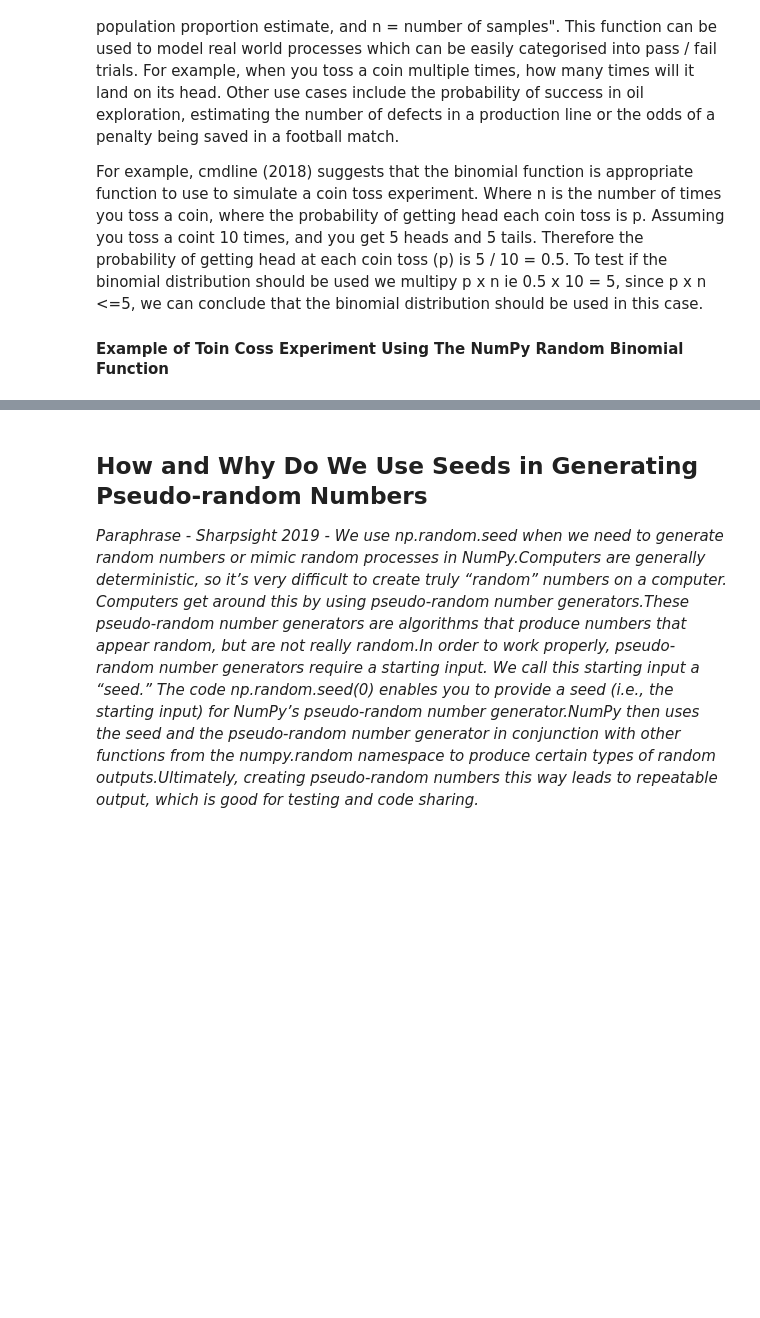
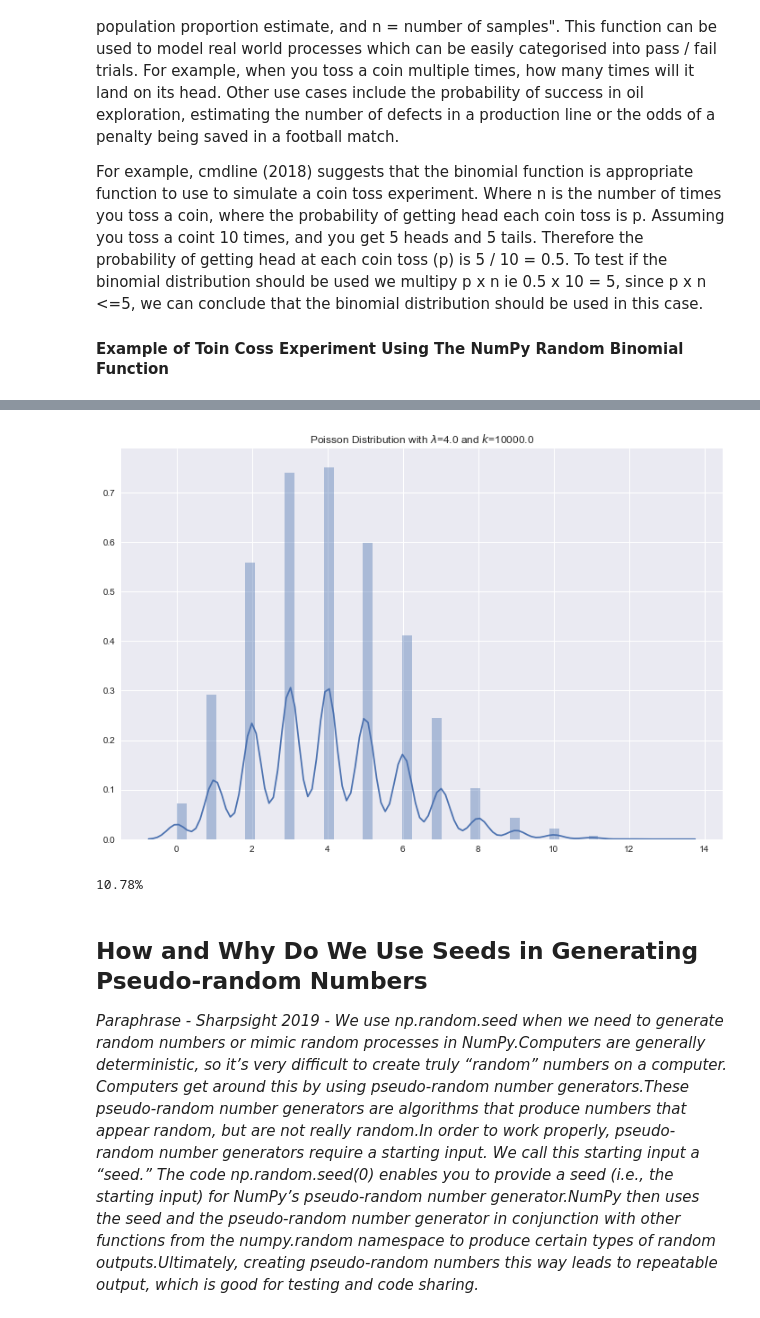
Before and after one commit to pcaulfie/ProgDA-Assignment, a Jupyter notebook: ProgDA-Assignment.ipynb, the cells around one changed output, grey strips where cells are left out. Drawn from its saved outputs; the diff is of its cells as text; code cells hidden in the pictures; blank space fills up the shorter version.

Commit message:
added section on poisson distribution with example

```diff
--- a/ProgDA-Assignment.ipynb
+++ b/ProgDA-Assignment.ipynb
@@ -154,3 +161,30 @@ print(f"{prob:.0%}")
+# %%
+# Poisson Distribution - adapted fom https://github.com/WillKoehrsen/Data-Analysis/blob/master/poisson/poisson.ipynb
+
+#Define the parameters lam & size - adapted from https://docs.scipy.org/doc/numpy-1.14.0/reference/generated/numpy.random.poisson.html#numpy.random.poisson
+calls_per_second = 1/15 # on average 1 call received every 12 seconds
+seconds = 60 # interval length = 60 seconds
+size = 10000 # number of observations
+# Define lam paramter: number of events/interval * interval length (Koehrsen, 2019)
+lam = calls_per_second * seconds
+calls = np.random.poisson(lam, size)
+# Plot probability distribution as a histogram - adapted from https://appliedmachinelearning.blog/2018/08/31/lets-talk-about-numeric-distributions-python/
+plot=sns.distplot(pd.DataFrame(calls)).set_title('Poisson Distribution with $\lambda$=%.1f and $k$=%.1f'%(lam,size))
+fig=plot.get_figure()
+# %% [output]
+[figure, added]
+# %%
+# Estimate probability of receiving more than 7 calls in 60 seconds.
+# Solution adapted from https://github.com/WillKoehrsen/Data-Analysis/blob/master/poisson/poisson.ipynb
+# recall function
+calls = np.random.poisson(lam, size)
+# return probability that random distribution will have a mean >=8
+prob = (calls >= 7).mean()
+# format result as % with 2 places decimals - adapted from https://stackoverflow.com/a/5306788
+print(f"{prob:.2%}")
+# Answer
+# %% [output]
+10.78%
 # %% [markdown]
 ## How and Why Do We Use Seeds in Generating Pseudo-random Numbers
 
```
Also changed, not shown: parts of 8 cells of this notebook.
